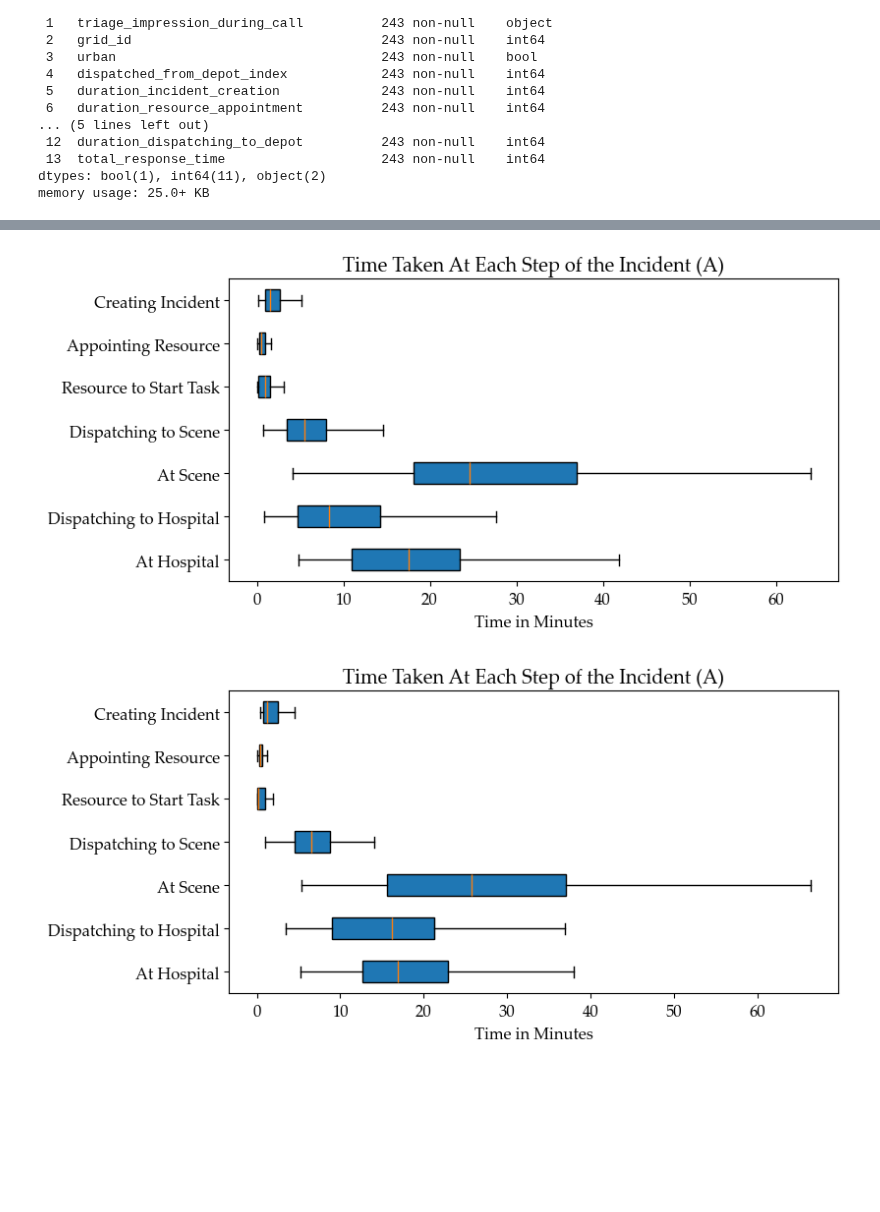
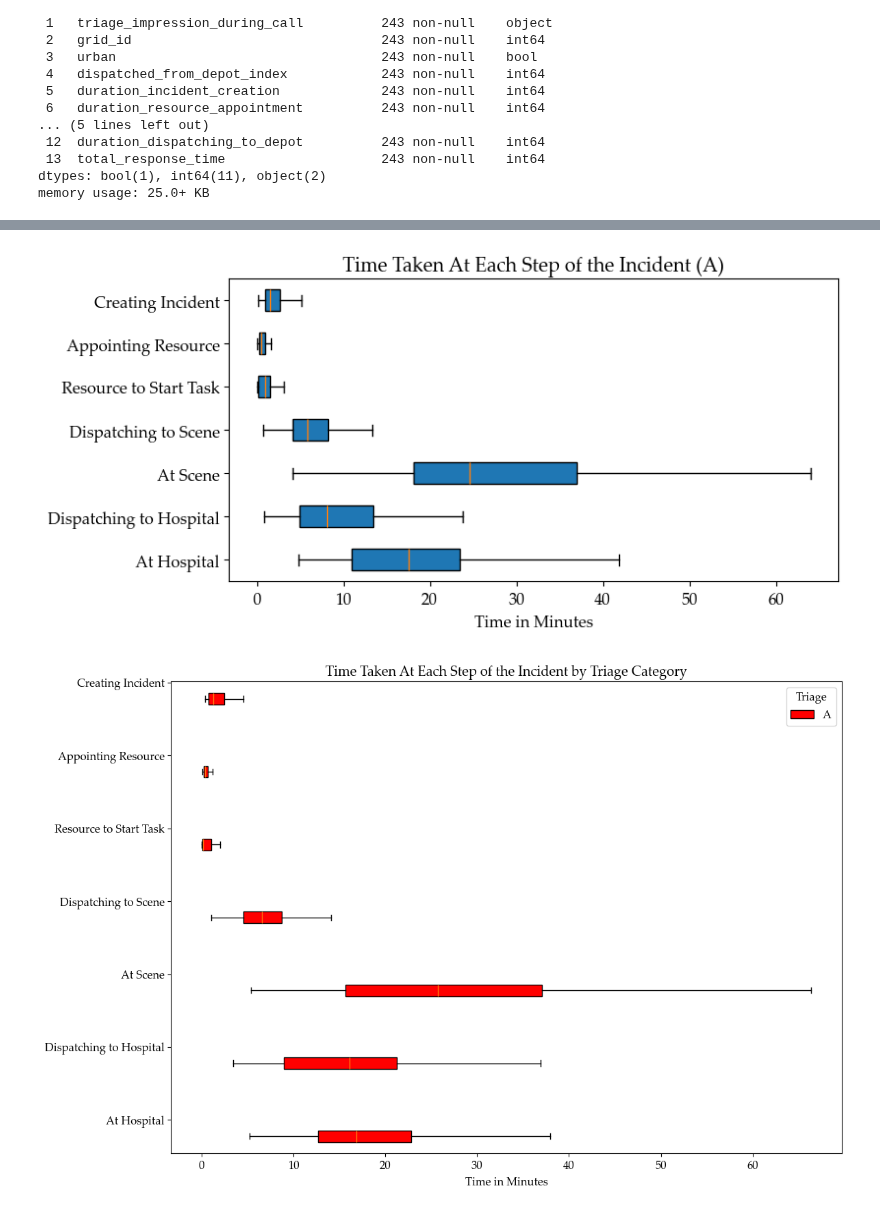
Before and after one commit to Emergency-Optimizers/Data-Processing, a Jupyter notebook: source/analysis/simulator/events.ipynb, the cells around one changed output, grey strips where cells are left out. Drawn from its saved outputs; the diff is of its cells as text; code cells hidden in the pictures; blank space fills up the shorter version.

Commit message:
Update boxplot_time_at_steps

```diff
--- a/source/analysis/simulator/events.ipynb
+++ b/source/analysis/simulator/events.ipynb
@@ -26,7 +26,7 @@ import IPython.display
 # %% [markdown]
 # Constants
 # %%
-FOLDER_NAME = "2024_04_15_00_50_07"
+FOLDER_NAME = "2024_04_16_23_06_25_NSGA2"
 
 FOLDER_PATH = os.path.join(os.path.dirname(constants.PROJECT_DIRECTORY_PATH), "Simulator", "data", FOLDER_NAME)
 # %%
@@ -139,8 +150,8 @@ memory usage: 25.0+ KB
 # %%
 boxplot_time_at_steps_modified(df, "A")
-plotter.boxplot_time_at_steps(data_loader.enhanced_incidents_df, "A", ("2018-03-20 07:00:00", "2018-03-20 18:59:59"))
+plotter.boxplot_time_at_steps(data_loader.enhanced_incidents_df, ["A"], ("2018-03-20 07:00:00", "2018-03-20 18:59:59"))
 # %% [output]
-[figure, old version]
+[figure, new version]
-[figure, old version]
+[figure, new version]
 # %%
 boxplot_time_at_steps_modified(df, "H")
```
Also changed, not shown: parts of 5 cells of this notebook, 1 other file.
